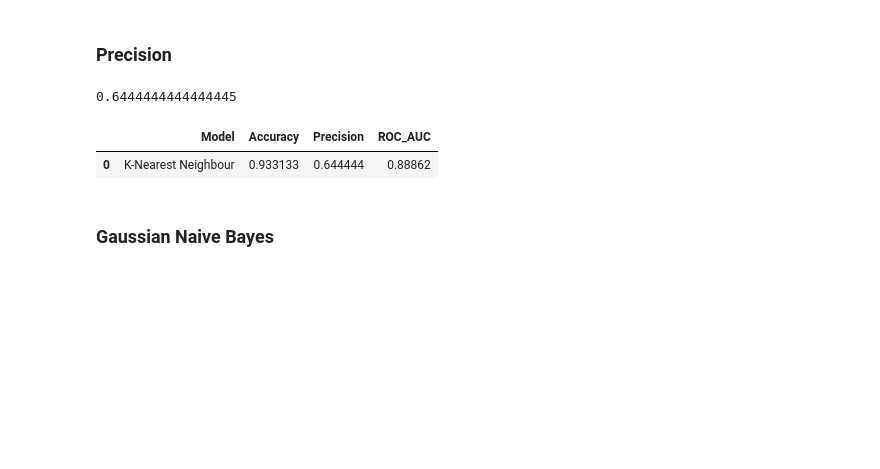
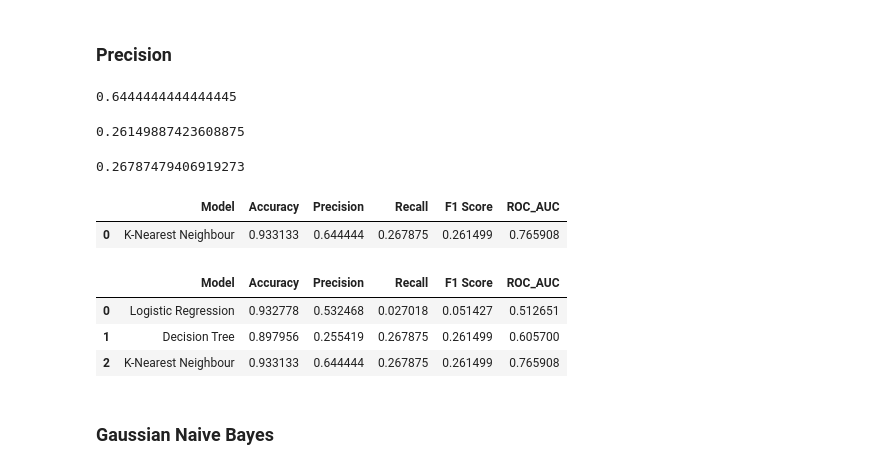
Before and after one commit to 0xgun/Credit-Eligibility, a Jupyter notebook: Phase_2/Phase 2.ipynb, the cells around one changed output. Saved outputs shown, nothing was run; the diff lists cells and outputs as text; code cells hidden in the pictures; blank space fills up the shorter version.

```diff
--- a/Phase_2/Phase 2.ipynb
+++ b/Phase_2/Phase 2.ipynb
@@ -541,6 +541,10 @@ knn_scores = knn_scores_proba[:,1]
 print("AUC Score :", roc_auc_score(y_train,knn_scores))
 # %% [output]
 AUC Score : 0.8886195756715168
+# %%
+model_KNN.fit(x_train,y_train)
+y_pred_knn = logmodel.predict(x_test)
+pred_knn = y_pred_knn.astype(int)
 # %%
 scorelist = []
 n_neighbors, maxauc = -1, 0
@@ -648,15 +652,31 @@ prec = precision_score(y_test, y_pred.round())
 prec
 # %% [output]
 0.6444444444444445
+# %%
+# f1_scorea=f1_score(pred_knn, pred_knn)
+f1_score
+# %% [output]
+0.26149887423608875
+# %%
+recall_score
+# %% [output]
+0.26787479406919273
 # %%
-k_results = pd.DataFrame([['K-Nearest Neighbour ', acc ,prec ,roc_auc_score(y_train,knn_scores)]],
-columns = ['Model', 'Accuracy', 'Precision','ROC_AUC'])
+k_results = pd.DataFrame([['K-Nearest Neighbour ', acc ,prec,recall_score,f1_score ,roc]],
+columns = ['Model', 'Accuracy', 'Precision', 'Recall', 'F1 Score','ROC_AUC'])
 k_results
 # %% [output]
-|  | Model | Accuracy | Precision | ROC_AUC |
-| 0 | K-Nearest Neighbour | 0.933133 | 0.644444 | 0.88862 |
+|  | Model | Accuracy | Precision | Recall | F1 Score | ROC_AUC |
+| 0 | K-Nearest Neighbour | 0.933133 | 0.644444 | 0.267875 | 0.261499 | 0.765908 |
 # %%
 results = results.append(k_results, ignore_index = True)
+# %%
+results
+# %% [output]
+|  | Model | Accuracy | Precision | Recall | F1 Score | ROC_AUC |
+| 0 | Logistic Regression | 0.932778 | 0.532468 | 0.027018 | 0.051427 | 0.512651 |
+| 1 | Decision Tree | 0.897956 | 0.255419 | 0.267875 | 0.261499 | 0.605700 |
+| 2 | K-Nearest Neighbour | 0.933133 | 0.644444 | 0.267875 | 0.261499 | 0.765908 |
 # %% [markdown]
 ### Gaussian Naive Bayes
 # %% [markdown]
```
Also changed, not shown: parts of 23 cells of this notebook, 1 other file.
